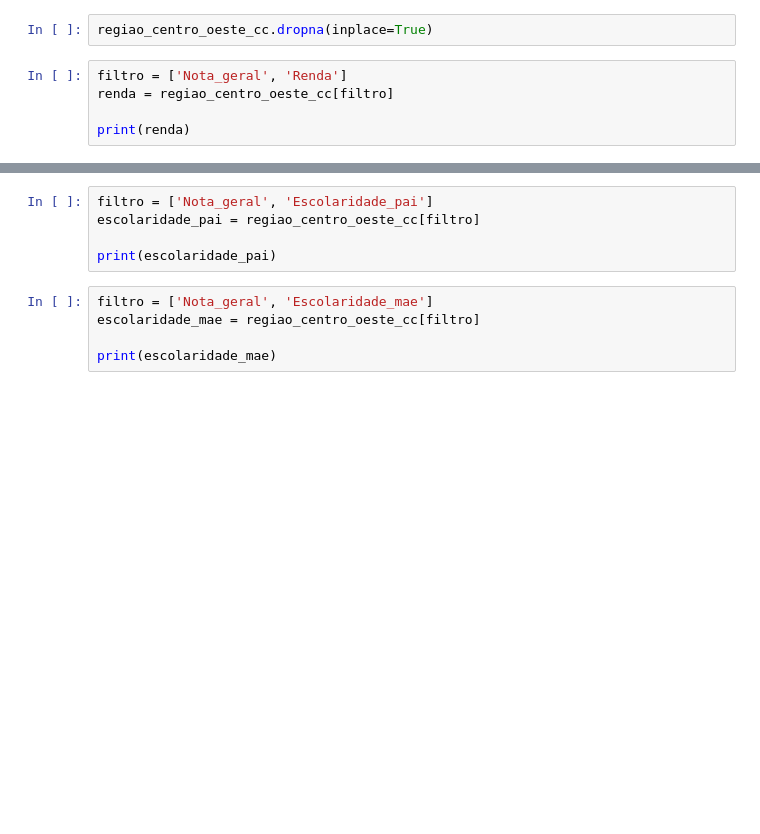
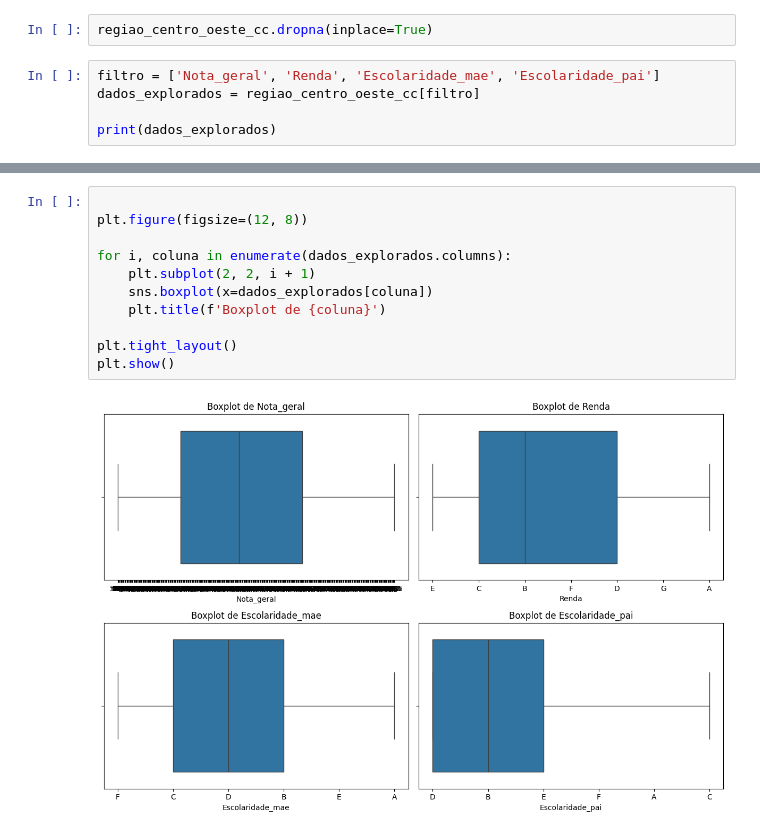
Before and after one commit to letciak/analise-dados-enade, a Jupyter notebook: regiao-centro-oeste/ciencia-computacao/analise-exploratoria.ipynb, the cells around one changed output, grey strips where cells are left out. Saved outputs shown, nothing was run; the diff lists cells and outputs as text; blank space fills up the shorter version.

Commit message:
construção de boxplot

```diff
--- a/regiao-centro-oeste/ciencia-computacao/analise-exploratoria.ipynb
+++ b/regiao-centro-oeste/ciencia-computacao/analise-exploratoria.ipynb
@@ -14,7 +44,7 @@ print(contagem)
 # %%
 regiao_centro_oeste_cc.dropna(inplace=True)
 # %%
-filtro = ['Nota_geral', 'Renda']
-renda = regiao_centro_oeste_cc[filtro]
+filtro = ['Nota_geral', 'Renda', 'Escolaridade_mae', 'Escolaridade_pai']
+dados_explorados = regiao_centro_oeste_cc[filtro]
 
-print(renda)
+print(dados_explorados)
@@ -21,10 +66,13 @@ print(renda)
-# %%
-filtro = ['Nota_geral', 'Escolaridade_pai']
-escolaridade_pai = regiao_centro_oeste_cc[filtro]
-
-print(escolaridade_pai)
-# %%
-filtro = ['Nota_geral', 'Escolaridade_mae']
-escolaridade_mae = regiao_centro_oeste_cc[filtro]
-
-print(escolaridade_mae)
+# %%
+
+plt.figure(figsize=(12, 8))
+
+for i, coluna in enumerate(dados_explorados.columns):
+    plt.subplot(2, 2, i + 1)
+    sns.boxplot(x=dados_explorados[coluna])
+    plt.title(f'Boxplot de {coluna}')
+
+plt.tight_layout()
+plt.show()
+# %% [output]
+[figure, added]
```
Also changed, not shown: parts of 4 cells of this notebook, 2 other files.
